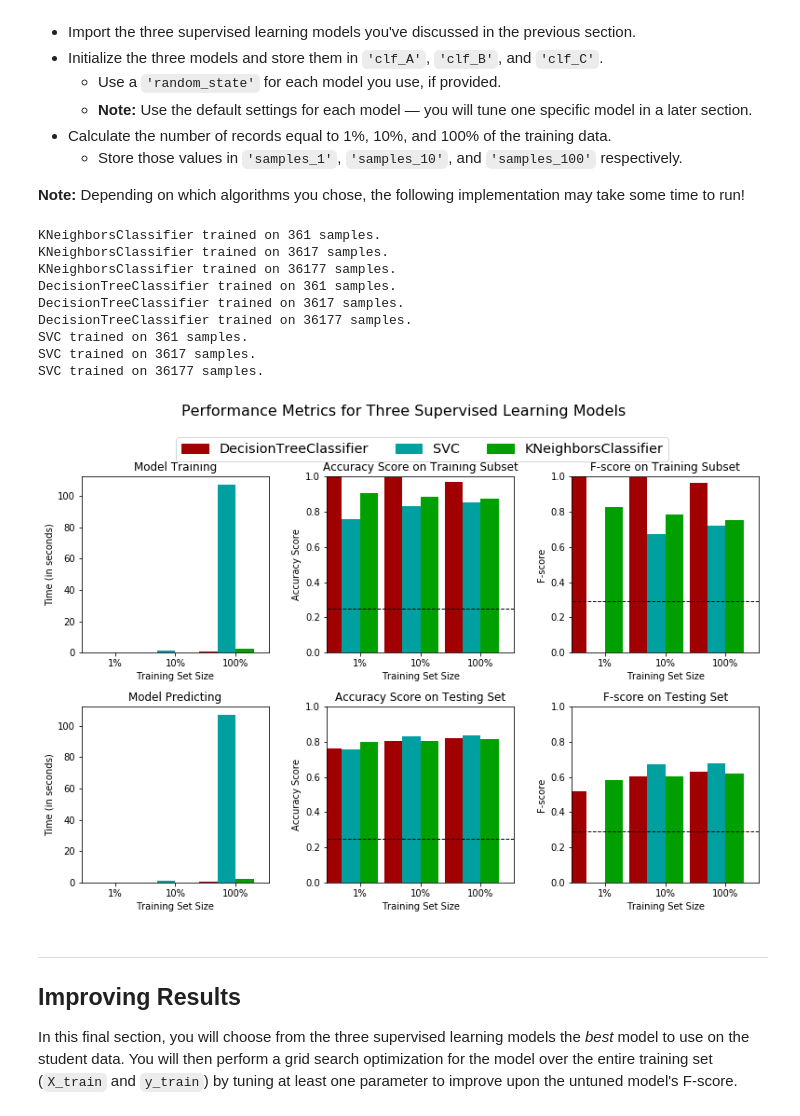
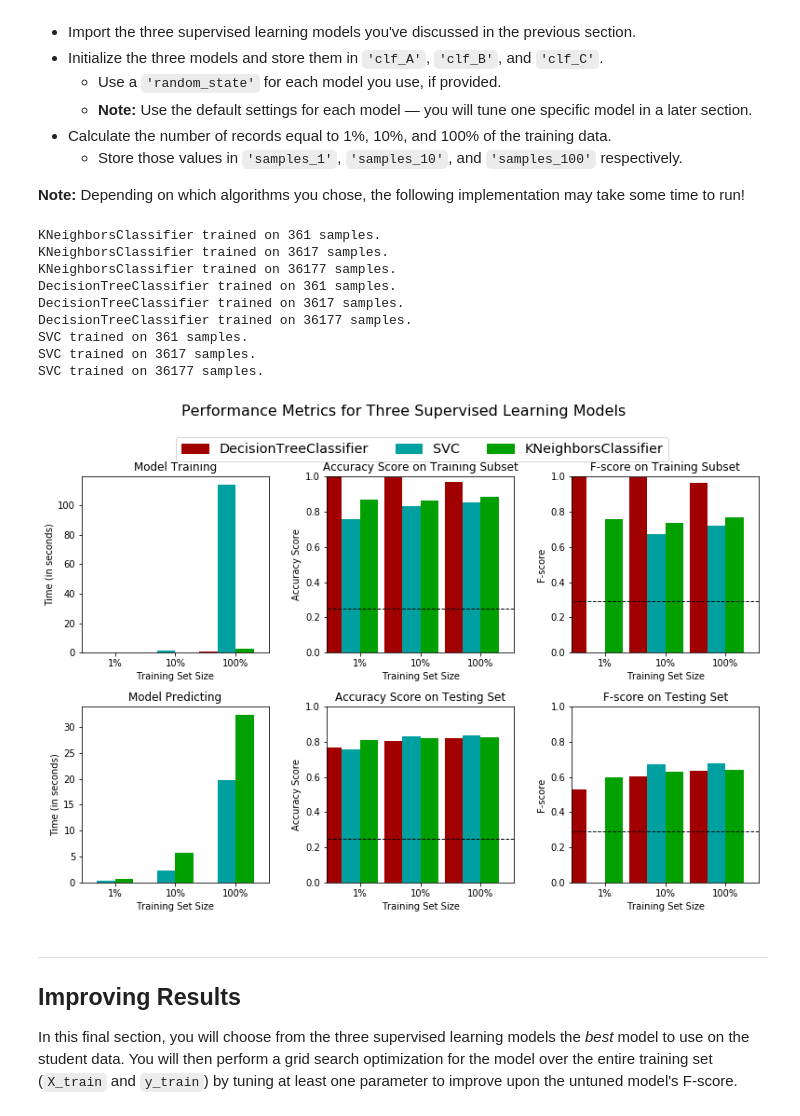
Before and after one commit to briantfriederich/Nanodegree_Supervised_Learning_Project, a Jupyter notebook: finding_donors.ipynb, the cells around one changed output. Drawn from its saved outputs; the diff is of its cells as text; code cells hidden in the pictures.

```diff
--- a/finding_donors.ipynb
+++ b/finding_donors.ipynb
@@ -289,7 +289,7 @@ def train_predict(learner, sample_size, X_train, y_train, X_test, y_test):
     end = time() # Get end time
 
     # TODO: Calculate the total prediction time
-    results['pred_time'] = results['train_time']
+    results['pred_time'] = end - start
 
     # TODO: Compute accuracy on the first 300 training samples
     results['acc_train'] = accuracy_score(y_train[:300], predictions_train)
@@ -326,39 +326,39 @@ from sklearn import tree
 from sklearn.svm import SVC
 
 # TODO: Initialize the three models
-clf_A = KNeighborsClassifier(n_neighbors=3)
+clf_A = KNeighborsClassifier()
 clf_B = tree.DecisionTreeClassifier()
 clf_C = SVC()
 
 # TODO: Calculate the number of samples for 1%, 10%, and 100% of the training data
 samplesize = X_train.shape[0]
 
 samples_1 = int(samplesize / 100)
 samples_10 = int(samplesize / 10)
 samples_100 = samplesize
 
 # Collect results on the learners
 results = {}
 for clf in [clf_A, clf_B, clf_C]:
     clf_name = clf.__class__.__name__
     results[clf_name] = {}
     for i, samples in enumerate([samples_1, samples_10, samples_100]):
         results[clf_name][i] = \
         train_predict(clf, samples, X_train, y_train, X_test, y_test)
 
 # Run metrics visualization for the three supervised learning models chosen
 vs.evaluate(results, accuracy, fscore)
 # %% [output]
 KNeighborsClassifier trained on 361 samples.
 KNeighborsClassifier trained on 3617 samples.
 KNeighborsClassifier trained on 36177 samples.
 DecisionTreeClassifier trained on 361 samples.
 DecisionTreeClassifier trained on 3617 samples.
 DecisionTreeClassifier trained on 36177 samples.
 SVC trained on 361 samples.
 SVC trained on 3617 samples.
 SVC trained on 36177 samples.
-[figure, old version]
+[figure, new version]
 # %% [markdown]
 ----
 ## Improving Results
```
Also changed, not shown: parts of 3 cells of this notebook.
